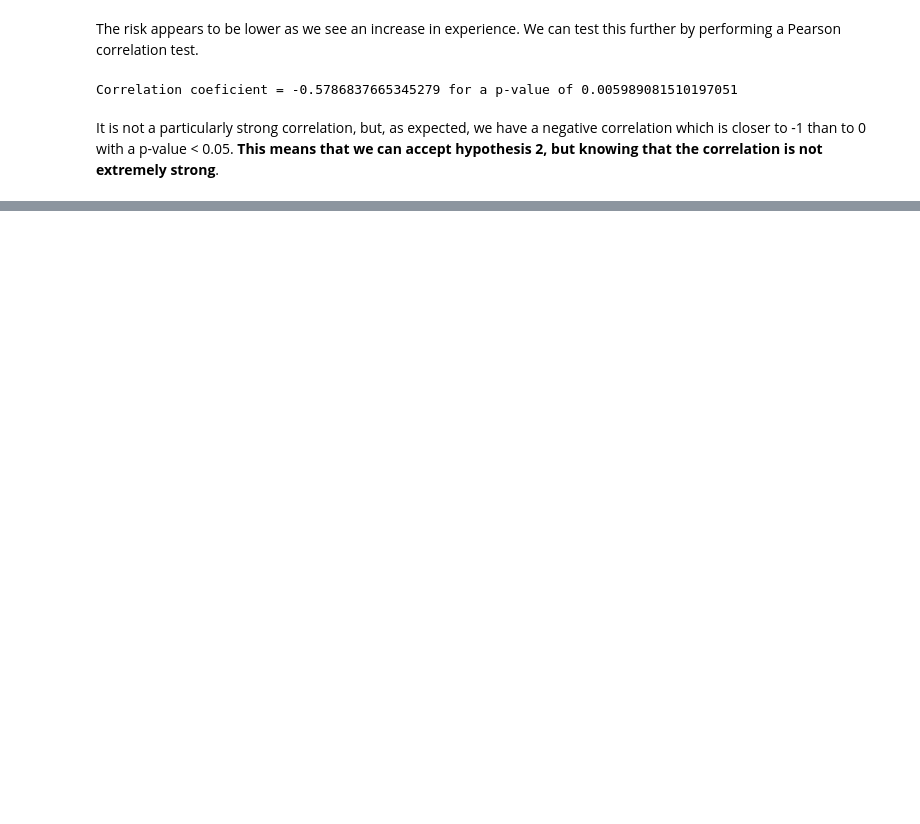
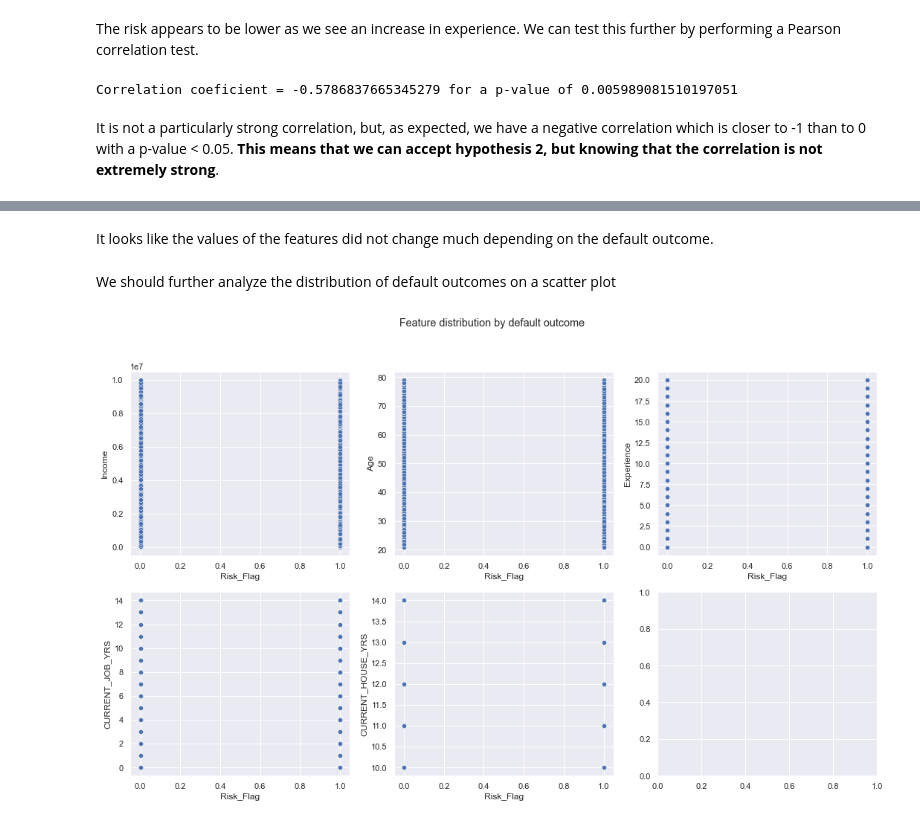
Before and after one commit to ilanGrynszpan/Loan-Customer-Behavior---kaggle, a Jupyter notebook: LoanCustomerBehavior.ipynb, the cells around one changed output, grey strips where cells are left out. Drawn from its saved outputs; the diff is of its cells as text; code cells hidden in the pictures; blank space fills up the shorter version.

```diff
--- a/LoanCustomerBehavior.ipynb
+++ b/LoanCustomerBehavior.ipynb
@@ -278,0 +337,24 @@ It is not a particularly strong correlation, but, as expected, we have a negativ
+# %% [markdown]
+It looks like the values of the features did not change much depending on the default outcome.
+# %% [markdown]
+We should further analyze the distribution of default outcomes on a scatter plot
+# %%
+fig, ax = plt.subplots(nrows = 2, ncols = 3, figsize=(18, 10))
+
+fig.suptitle('Feature distribution by default outcome')
+
+row = 0
+col = 0
+for feature_number in range(0, len(numeric_train_data.columns)):
+    if (feature_number + 1) % 4 == 0:
+        row += 1
+        col = 0
+    sns.scatterplot(
+        ax = ax[row, col],
+        data = train_data,
+        x = "Risk_Flag",
+        y = numeric_train_data.columns[feature_number]
+        )
+    col += 1
+# %% [output]
+[figure, added]
```
Also changed, not shown: parts of 19 cells of this notebook.
